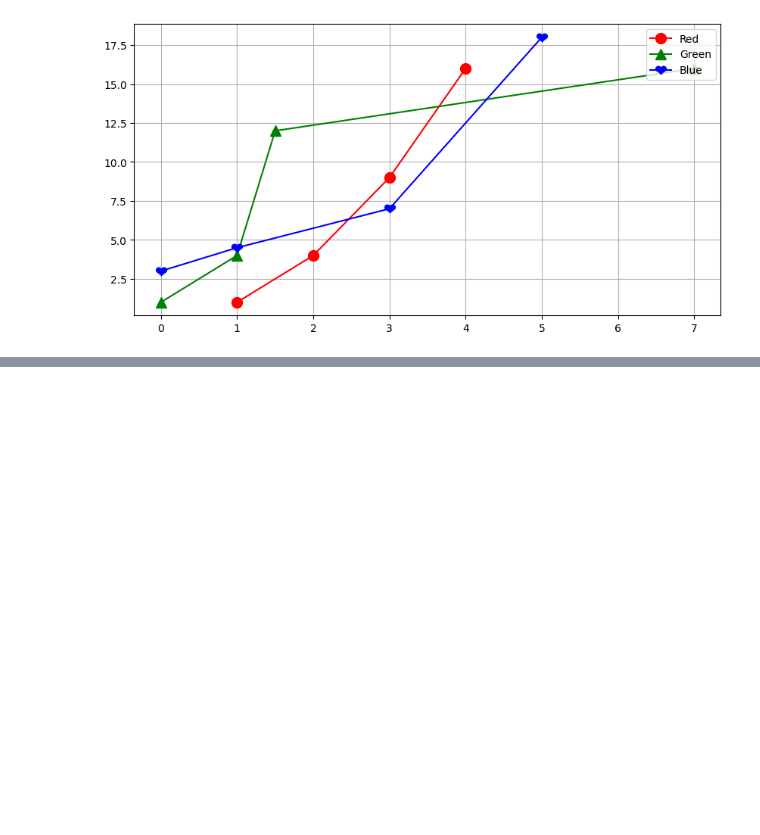
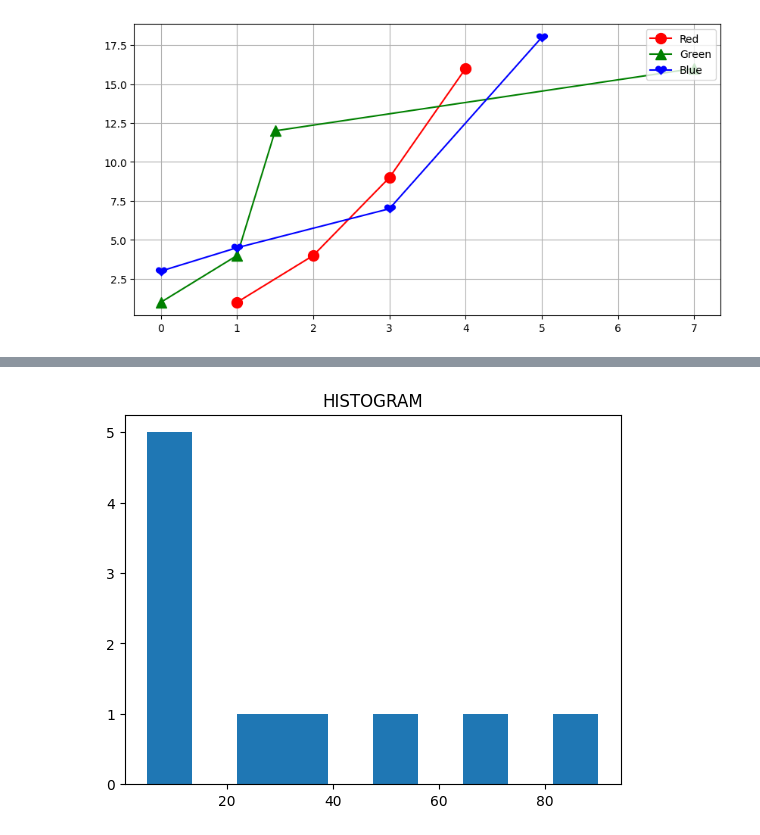
Before and after one commit to Tanupanchal26/VLAUE_ADDED-COURSE, a Jupyter notebook: LIBRARIES.ipynb, the cells around one changed output, grey strips where cells are left out. Saved outputs shown, nothing was run; the diff lists cells and outputs as text; code cells hidden in the pictures; blank space fills up the shorter version.

```diff
--- a/LIBRARIES.ipynb
+++ b/LIBRARIES.ipynb
@@ -104,0 +164,8 @@ plt.show()
+# %%
+data=[10,5,30,35,10,8,70,50,90,12]
+
+plt.hist(data)
+plt.title("HISTOGRAM")
+plt.show()
+# %% [output]
+[figure, added]
```
Also changed, not shown: parts of 10 cells of this notebook.
